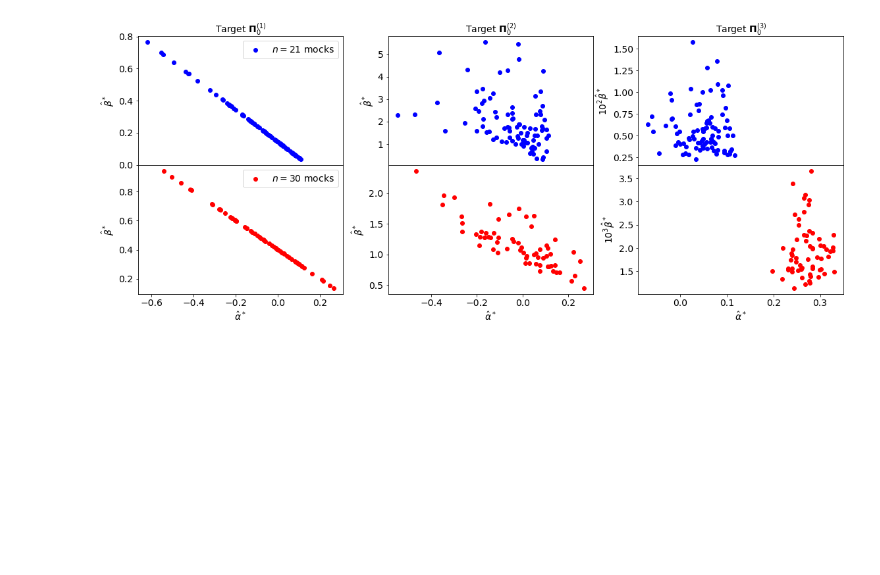
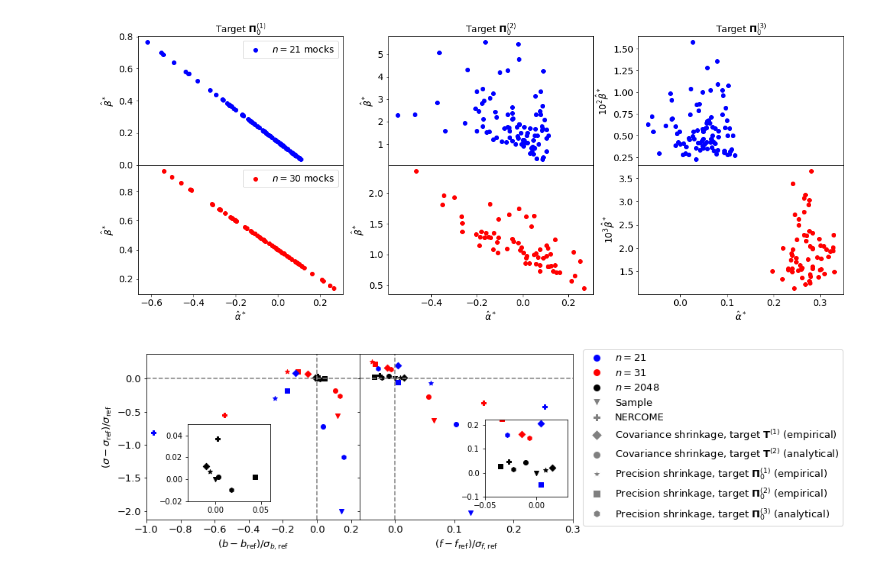
Before and after one commit to marnixlooijmans/shrinkage-estimation-paper, a Jupyter notebook: notebooks/make-plots.ipynb, the cells around one changed output. Drawn from its saved outputs; the diff is of its cells as text; code cells hidden in the pictures; blank space fills up the shorter version.

```diff
--- a/notebooks/make-plots.ipynb
+++ b/notebooks/make-plots.ipynb
@@ -303,3 +360,99 @@ plt.show()
 # %% [output]
 The PostScript backend does not support transparency; partially transparent artists will be rendered opaque.
 [figure]
+# %%
+nsamples = [2048,30,21]
+chains = [
+    ["cov", "sample", "Sample"],
+    ["cov", "NERCOME", "NERCOME"],
+    ["cov", "shrinkage_Sii", "Covariance shrinkage, target $\mathbf{T}^{(1)}$ (empirical)"],
+    ["cov", "shrinkage_P", "Covariance shrinkage, target $\mathbf{T}^{(2)}$ (analytical)"],
+    ["pre", "shrinkage_inv_then_diag", "Precision shrinkage, target $\mathbf{\Pi}_0^{(1)}$ (empirical)"],
+    ["pre", "shrinkage_diag_then_inv", "Precision shrinkage, target $\mathbf{\Pi}_0^{(2)}$ (empirical)"],
+    ["pre", "shrinkage_P", "Precision shrinkage, target $\mathbf{\Pi}_0^{(3)}$ (analytical)"],
+]
+
+fig, axs = plt.subplots(1,2, sharey=True)
+fig.subplots_adjust(wspace=0)
+fig.set_size_inches(10, 4)
+
+ref_chain_file = f"../output/BOSS_DR12_NGC_z1/samples/n2048/cov_sample/cov_sample_2048_results_v1.npy"
+results_ref = np.load(ref_chain_file, allow_pickle=True)[()]
+b_samples_ref = results_ref["samples"][:,0]
+f_samples_ref = results_ref["samples"][:,1]
+b_avg_ref = np.mean(b_samples_ref)
+b_sig_ref = np.std(b_samples_ref)
+f_avg_ref = np.mean(f_samples_ref)
+f_sig_ref = np.std(f_samples_ref)
+
+markers = ["v", "P", "D", "o", "*", "s", "h"]
+colors=["black", "red", "blue"]
+
+ax_in_b = fig.add_axes([0.2, 0.21, 0.15, 0.35])
+ax_in_f = fig.add_axes([0.74, 0.23, 0.15, 0.35]) #0.56
+
+for k, n in enumerate(nsamples):
+    for j, chain in enumerate(chains):
+        mat_type = chain[0]
+        est_type = chain[1]
+        if n == 2048:
+            file_path = f"../output/BOSS_DR12_NGC_z1/samples/n2048/{mat_type}_{est_type}/{mat_type}_{est_type}_2048_results_v1.npy"
+            results = np.load(file_path, allow_pickle=True)[()]
+            b_samples = results["samples"][:,0]
+            f_samples = results["samples"][:,1]
+        else:
+            file_path = f"../output/BOSS_DR12_NGC_z1/samples/n{n}/{mat_type}_{est_type}_{n}.npy"
+            results = np.load(file_path, allow_pickle=True)[()]
+            b_samples = results.samples[:,0]
+            f_samples = results.samples[:,1]
+
+        x_vals_b = (b_avg_ref-np.mean(b_samples))/b_sig_ref
+        y_vals_b = (b_sig_ref-np.std(b_samples))/b_sig_ref
+        x_vals_f = (f_avg_ref-np.mean(f_samples))/f_sig_ref
+        y_vals_f = (f_sig_ref-np.std(f_samples))/f_sig_ref
+
+        axs[0].scatter(x_vals_b, y_vals_b, marker=markers[j], c=colors[k])
+        axs[1].scatter(x_vals_f, y_vals_f, marker=markers[j], c=colors[k])
+
+        ax_in_b.scatter(x_vals_b, y_vals_b, marker=markers[j], c=colors[k])
+        ax_in_f.scatter(x_vals_f, y_vals_f, marker=markers[j], c=colors[k])
+
+
+axs[0].axvline(0, ls="dashed", c="gray")
+axs[0].axhline(0, ls="dashed", c="gray")
+
+axs[1].axvline(0, ls="dashed", c="gray")
+axs[1].axhline(0, ls="dashed", c="gray")
+
+axs[0].set_ylabel(r"$(\sigma-\sigma_{\rm ref})/\sigma_{\rm ref}$", fontsize=13)
+axs[0].set_xlabel(r"$(b-b_{\rm ref}) / \sigma_{b,\rm{ref}}$", fontsize=13)
+axs[0].tick_params(axis='both', which='major', labelsize=13)
+axs[0].set_xlim(-1.0, 0.25)
+
+axs[1].set_xlabel(r"$(f-f_{\rm ref}) / \sigma_{f,\rm{ref}}$", fontsize=13)
+axs[1].tick_params(axis='both', which='major', labelsize=13)
+axs[1].set_xlim(-0.06, 0.3)
+
+ax_in_b.set_xlim(-0.03,0.06)
+ax_in_b.set_xticks([0,0.05])
+ax_in_b.set_ylim(-0.02,0.05)
+
+ax_in_f.set_xlim(-0.05,0.03)
+ax_in_f.set_ylim(-0.1,0.22)
+
+custom_lines = [
+    Line2D([0], [0], marker='o', color='w', label='$n=21$', markerfacecolor='blue', markersize=10),
+    Line2D([0], [0], marker='o', color='w', label='$n=31$', markerfacecolor='red', markersize=10),
+    Line2D([0], [0], marker='o', color='w', label='$n=2048$', markerfacecolor='black', markersize=10)
+]
+for j, chain in enumerate(chains):
+    label = chain[2]
+    custom_lines.append(
+        Line2D([0], [0], marker=markers[j], color='w', label=label, markerfacecolor='grey', markersize=10)
+    )
+fig.legend(handles=custom_lines, ncols=1, loc="center right", bbox_to_anchor=(1.4,0.5), fontsize=13)
+
+#fig.savefig("../output/BOSS_DR12_NGC_z1/plots/estimated_params.eps", format="eps", bbox_inches='tight', pad_inches = 0.1)
+plt.show()
+# %% [output]
+[figure, added]
```
Also changed, not shown: parts of 4 cells of this notebook, 4 other files.
